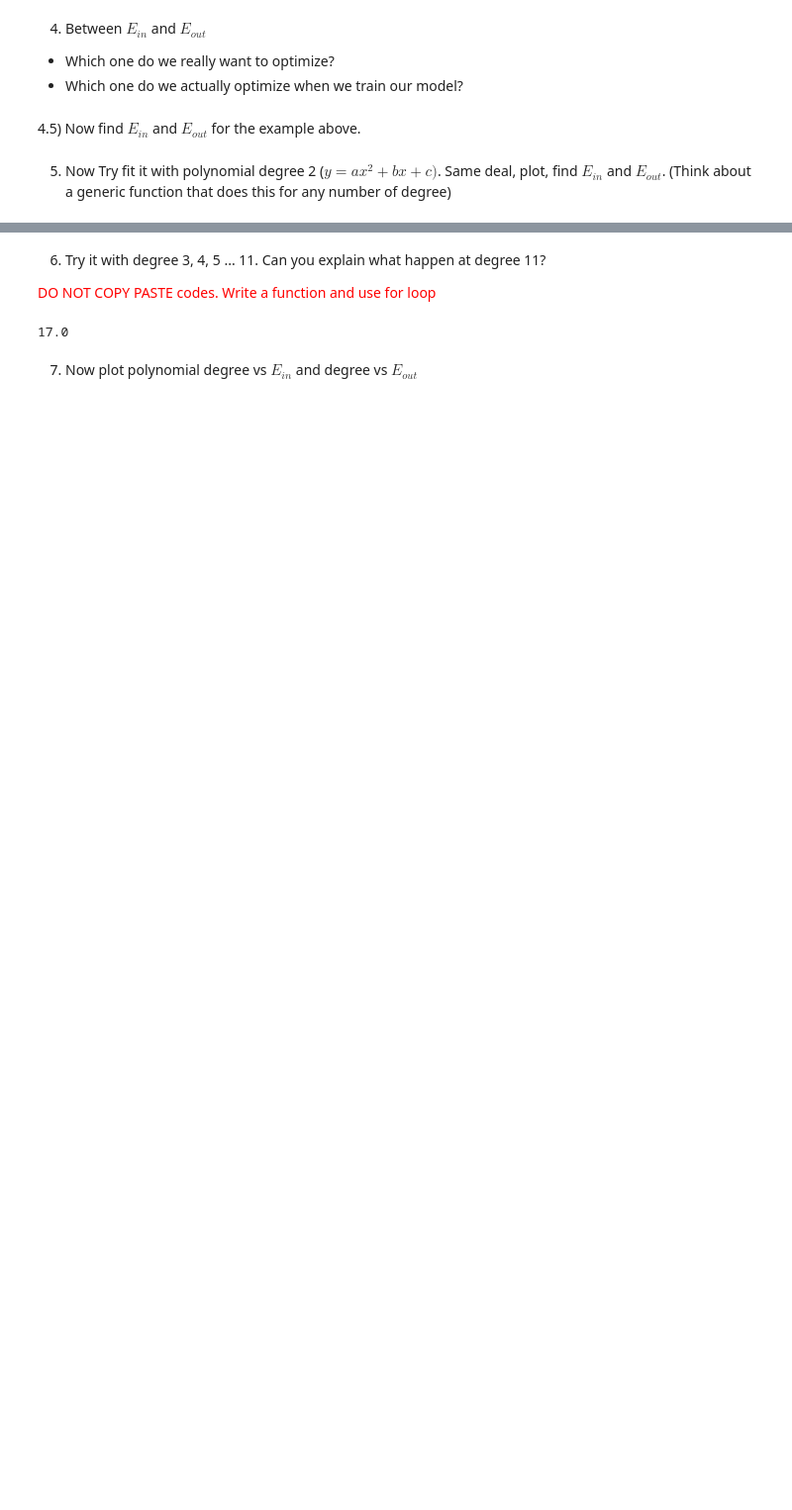
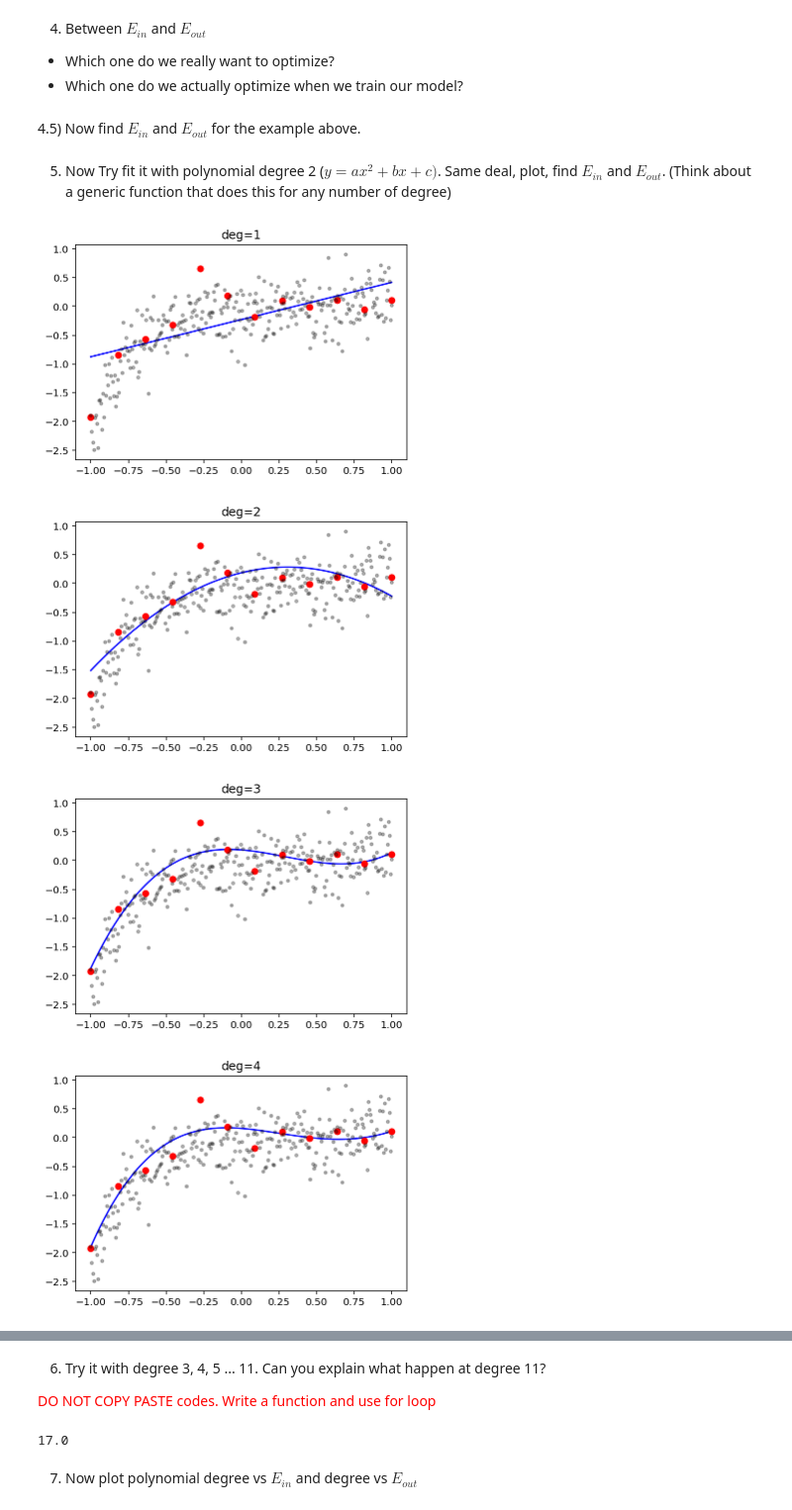
Before and after one commit to muic-pattern-rekt-2018/Exercise03-Generalization-Regularization, a Jupyter notebook: Exercise 03 Generalization and Regularization.ipynb, the cells around one changed output, grey strips where cells are left out. Shown: that part at 99% size. Drawn from its saved outputs; the diff is of its cells as text; code cells hidden in the pictures; blank space fills up the shorter version.

```diff
--- a/Exercise 03 Generalization and Regularization.ipynb
+++ b/Exercise 03 Generalization and Regularization.ipynb
@@ -55,2 +55,7 @@ plt.plot(testxs, testys, '.k', alpha=0.3)
 # %% [markdown]
 2) What is your in-sample error? $E_{in}$
+# %%
+def error(w, xs, ys):
+    return sum((ys - guess(w, xs))**2)/len(xs)
+
+error(w, xs, ys) # line vs the red
@@ -64,3 +75,20 @@ plt.plot(testxs, testys, '.k', alpha=0.3)
 4.5) Now find $E_{in}$ and $E_{out}$ for the example above.
 # %% [markdown]
 5) Now Try fit it with polynomial degree 2 ($y = ax^2 + bx + c)$. Same deal, plot, find $E_{in}$ and $E_{out}$. (Think about a generic function that does this for any number of degree)
+# %%
+for deg in range(1, 12):
+    w = np.polyfit(xs, ys, deg=deg)
+    def error(w, xs, ys):
+        return np.sum((ys - np.polyval(w, xs))**2)/len(xs)
+    error(w, xs, ys)
+    plt.figure() # separate graph
+    xxs = np.linspace(-1, 1, 100)
+    plt.plot(xxs, np.polyval(w, xxs), '-b')
+    plt.plot(xs, ys, 'or')
+    plt.plot(testxs, testys, '.k', alpha=0.3)
+    plt.title(f'deg={deg}')
+# %% [output]
+[figure, added]
+[figure, added]
+[figure, added]
+[figure, added]
```
Also changed, not shown: parts of 7 cells of this notebook.
